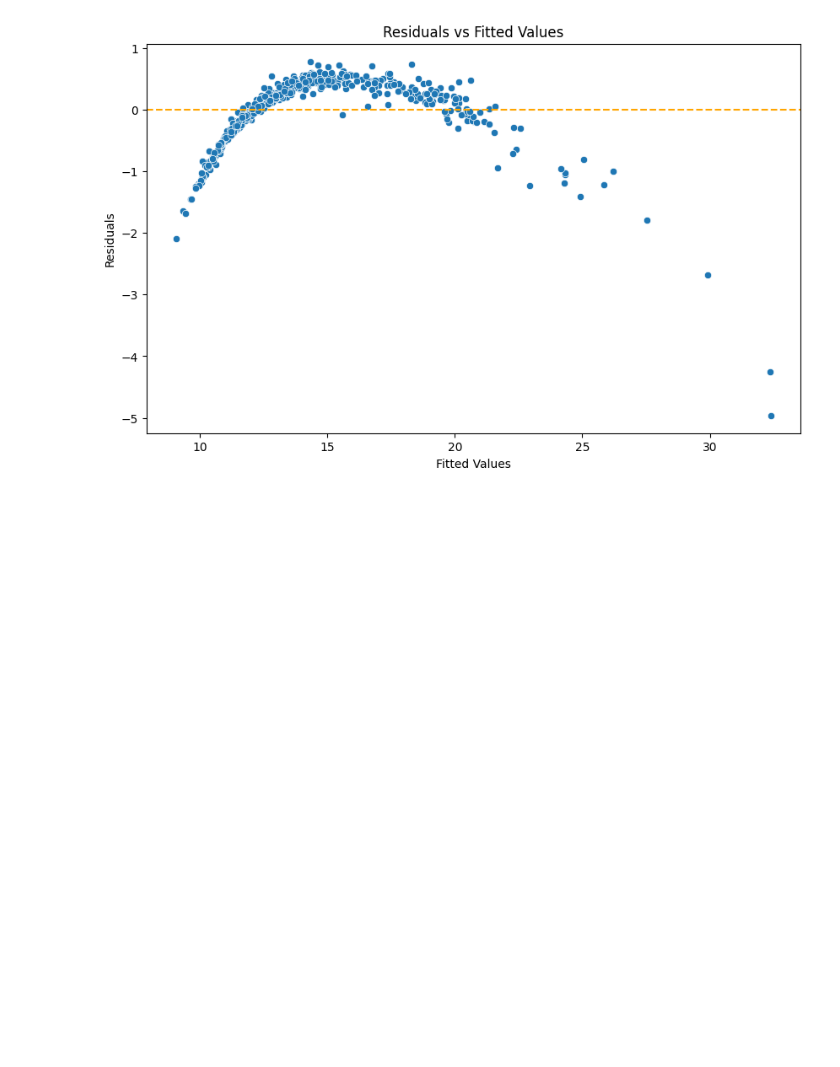
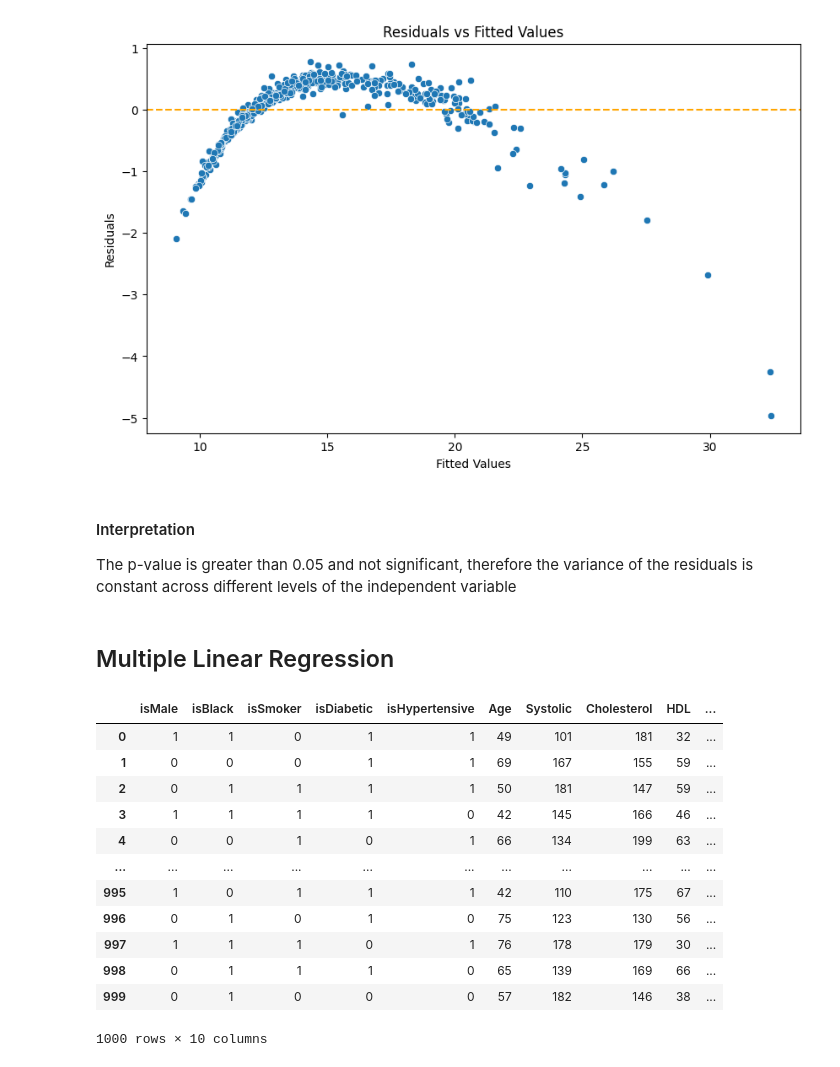
Before and after one commit to ktdutta/datasci_6_regression, a Jupyter notebook: datasci_6_regression.ipynb, the cells around one changed output. Drawn from its saved outputs; the diff is of its cells as text; code cells hidden in the pictures; blank space fills up the shorter version.

Commit message:
Multiple Linear Regression

```diff
--- a/datasci_6_regression.ipynb
+++ b/datasci_6_regression.ipynb
@@ -202,3 +196,26 @@ plt.title('Residuals vs Fitted Values')
 plt.show()
 # %% [output]
 [figure]
+# %% [markdown]
+#### Interpretation
+
+The p-value is greater than 0.05 and not significant, therefore the variance of the residuals is constant across different levels of the independent variable
+# %% [markdown]
+## Multiple Linear Regression
+# %%
+df=pd.read_csv('heart_risk.csv')
+df
+# %% [output]
+|  | isMale | isBlack | isSmoker | isDiabetic | isHypertensive | Age | Systolic | Cholesterol | HDL | ... |
+| 0 | 1 | 1 | 0 | 1 | 1 | 49 | 101 | 181 | 32 | ... |
+| 1 | 0 | 0 | 0 | 1 | 1 | 69 | 167 | 155 | 59 | ... |
+| 2 | 0 | 1 | 1 | 1 | 1 | 50 | 181 | 147 | 59 | ... |
+| 3 | 1 | 1 | 1 | 1 | 0 | 42 | 145 | 166 | 46 | ... |
+| 4 | 0 | 0 | 1 | 0 | 1 | 66 | 134 | 199 | 63 | ... |
+| ... | ... | ... | ... | ... | ... | ... | ... | ... | ... | ... |
+| 995 | 1 | 0 | 1 | 1 | 1 | 42 | 110 | 175 | 67 | ... |
+| 996 | 0 | 1 | 0 | 1 | 0 | 75 | 123 | 130 | 56 | ... |
+| 997 | 1 | 1 | 1 | 0 | 1 | 76 | 178 | 179 | 30 | ... |
+| 998 | 0 | 1 | 1 | 1 | 0 | 65 | 139 | 169 | 66 | ... |
+| 999 | 0 | 1 | 0 | 0 | 0 | 57 | 182 | 146 | 38 | ... |
+1000 rows × 10 columns
```
Also changed, not shown: parts of 35 cells of this notebook.
